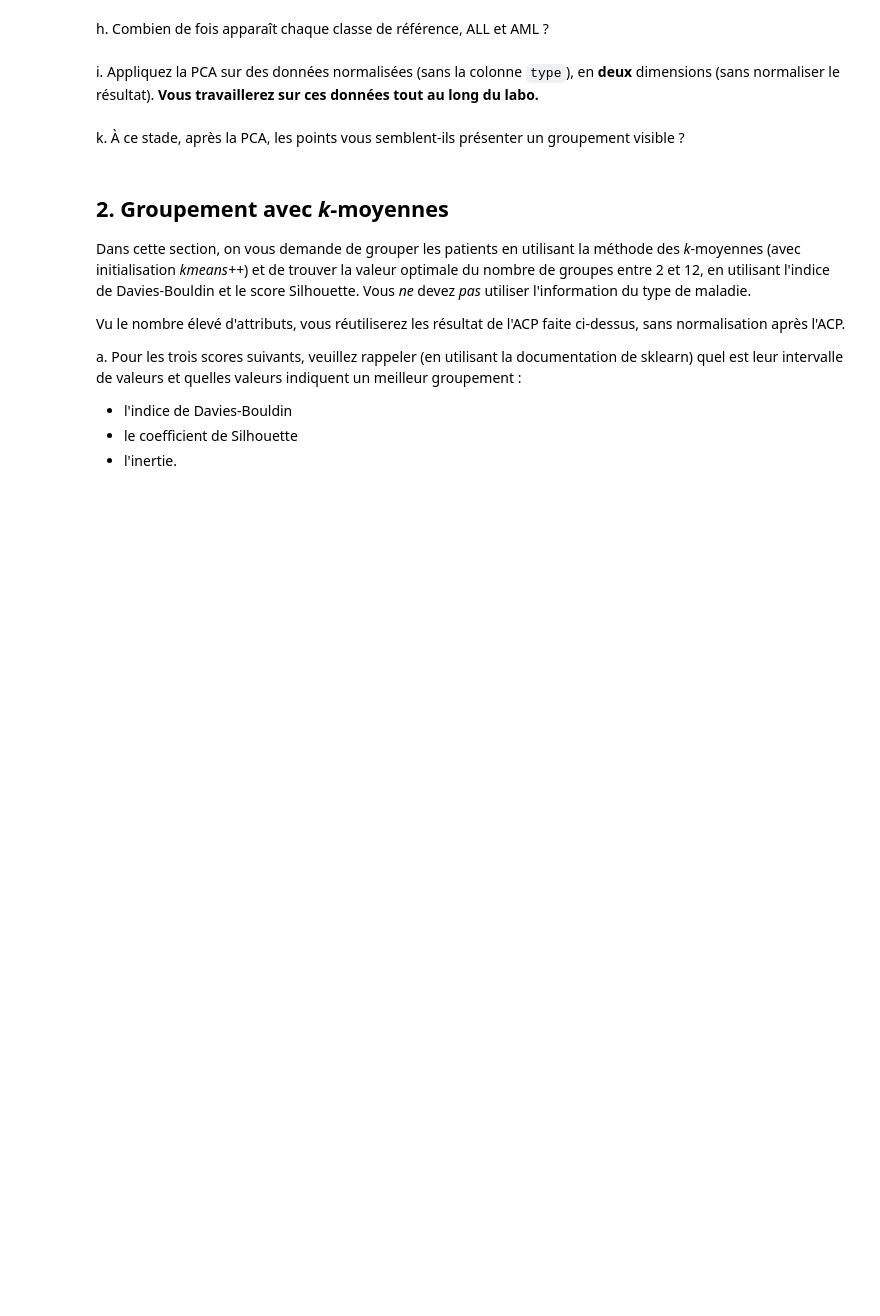
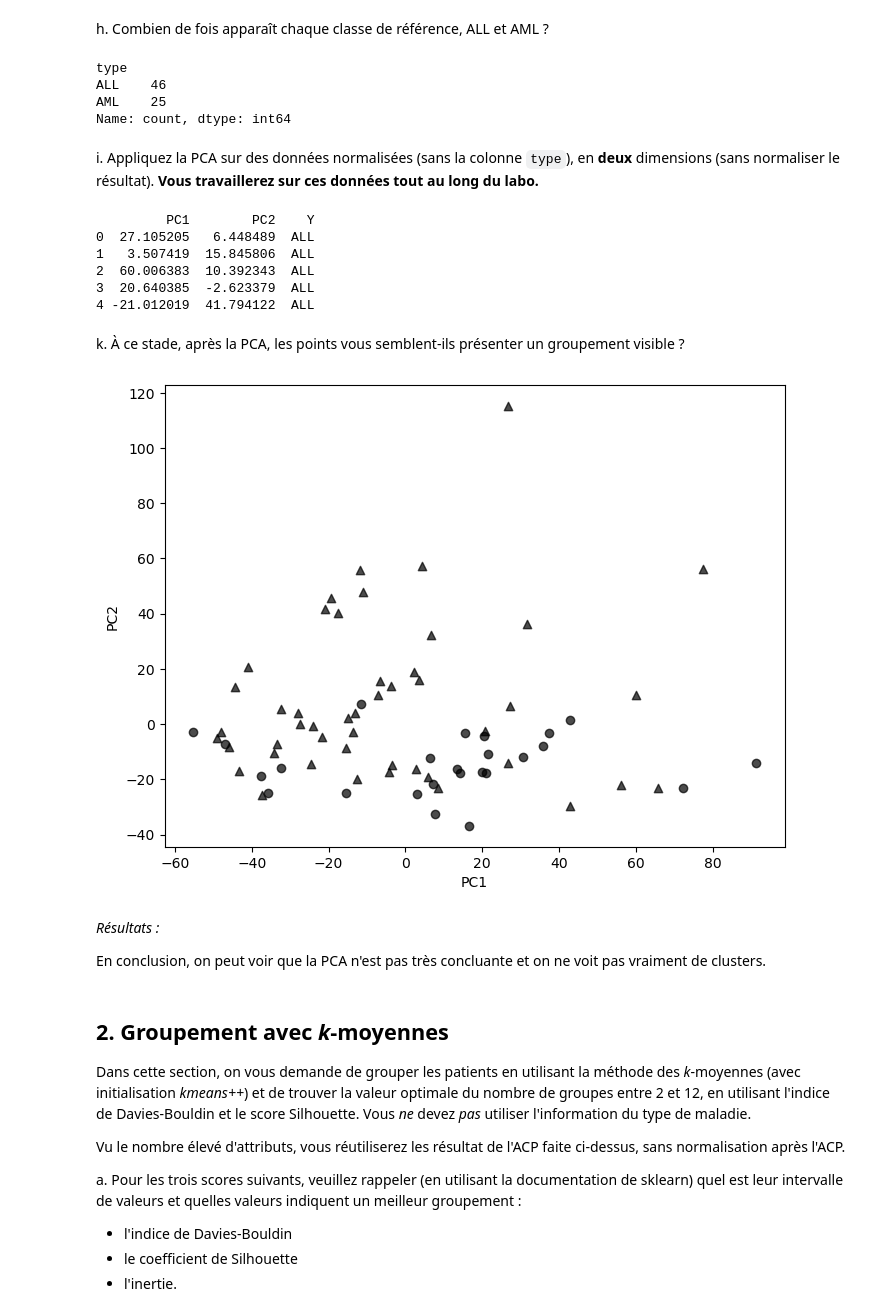
Before and after one commit to Raynobrak/heigvd-labos-apn, a Jupyter notebook: Labo2/Labo2_Groupement_comparatif_RemiLucas.ipynb, the cells around one changed output. Saved outputs shown, nothing was run; the diff lists cells and outputs as text; code cells hidden in the pictures; blank space fills up the shorter version.

```diff
--- a/Labo2/Labo2_Groupement_comparatif_RemiLucas.ipynb
+++ b/Labo2/Labo2_Groupement_comparatif_RemiLucas.ipynb
@@ -107,7 +107,10 @@ total_df.sort_index(inplace=True)
 # %% [markdown]
 d.  En utilisant le fichier `actual.csv`, veuillez ajouter à **total_df** une colonne intitulée **type**, qui indique pour chaque patient son type de maladie (ALL ou AML).  Attention, cette colonne servira uniquement pour l'évaluation extrinsèque en fin de labo.
 # %%
-# Veuillez écrire le code ici :
+# Ajout de la nouvelle colonne
+patients = pd.read_csv(os.path.join('data', 'actual.csv'))
+patients.sort_index(inplace=True)
+total_df["type"] = patients["cancer"]
 
 print(total_df.shape)
 total_df.head()
@@ -120,12 +175,70 @@ g. Veuillez donner un résumé pour chaque colonne numérique (le _5-number-summ
 # %% [markdown]
 h. Combien de fois apparaît chaque classe de référence, ALL et AML ?
+# %%
+total_df["type"].value_counts()
+# %% [output]
+type
+ALL    46
+AML    25
+Name: count, dtype: int64
 # %% [markdown]
 i. Appliquez la PCA sur des données normalisées (sans la colonne `type`), en **deux** dimensions (sans normaliser le résultat). **Vous travaillerez sur ces données tout au long du labo.**
 # %%
+from sklearn.preprocessing import StandardScaler
+from sklearn.decomposition import PCA
+
 # Veuillez nommer X_pca le résultat de la PCA sur les colonnes de données.
 # Veuillez nommer Y la colonne indiquant le type correct de chaque patient.
+
+data = total_df.drop(columns=['type'])
+
+# normalisation
+scaler = StandardScaler()
+data_normalized = scaler.fit_transform(data)
+
+pca = PCA(n_components=2)
+data_pca = pca.fit_transform(data_normalized)
+
+X_pca = pd.DataFrame(data_pca, columns=['PC1', 'PC2'])
+X_pca["Y"] = patients["cancer"]
+
+print(X_pca.head())
+# %% [output]
+         PC1        PC2    Y
+0  27.105205   6.448489  ALL
+1   3.507419  15.845806  ALL
+2  60.006383  10.392343  ALL
+3  20.640385  -2.623379  ALL
+4 -21.012019  41.794122  ALL
 # %% [markdown]
 k. À ce stade, après la PCA, les points vous semblent-ils présenter un groupement visible ?
+# %%
+# Variables
+x_col = 'PC1'  # Nom de la première colonne d'entiers
+y_col = 'PC2'  # Nom de la deuxième colonne d'entiers
+response = 'Y'  # Nom de la colonne variable de réponse
+
+# Création du scatter plot
+plt.figure(figsize=(8, 6))
+
+X_pca_aml = X_pca[X_pca["Y"] == "AML"]
+X_pca_all = X_pca[X_pca["Y"] == "ALL"]
+
+scatter = plt.scatter(X_pca_aml[x_col], X_pca_aml[y_col], marker="o", c="black", alpha=0.7)
+scatter = plt.scatter(X_pca_all[x_col], X_pca_all[y_col], marker="^", c="black", alpha=0.7)
+
+# Ajouter des labels aux axes
+plt.xlabel(x_col)
+plt.ylabel(y_col)
+
+# Afficher le graphique
+plt.show()
+# %% [output]
+[figure, added]
+# %% [markdown]
+*Résultats :*
+
+En conclusion, on peut voir que la PCA n'est pas très concluante et on ne voit pas vraiment de clusters.
 # %% [markdown]
 ## 2. Groupement avec _k_-moyennes
 
```
Also changed, not shown: parts of 5 cells of this notebook.
